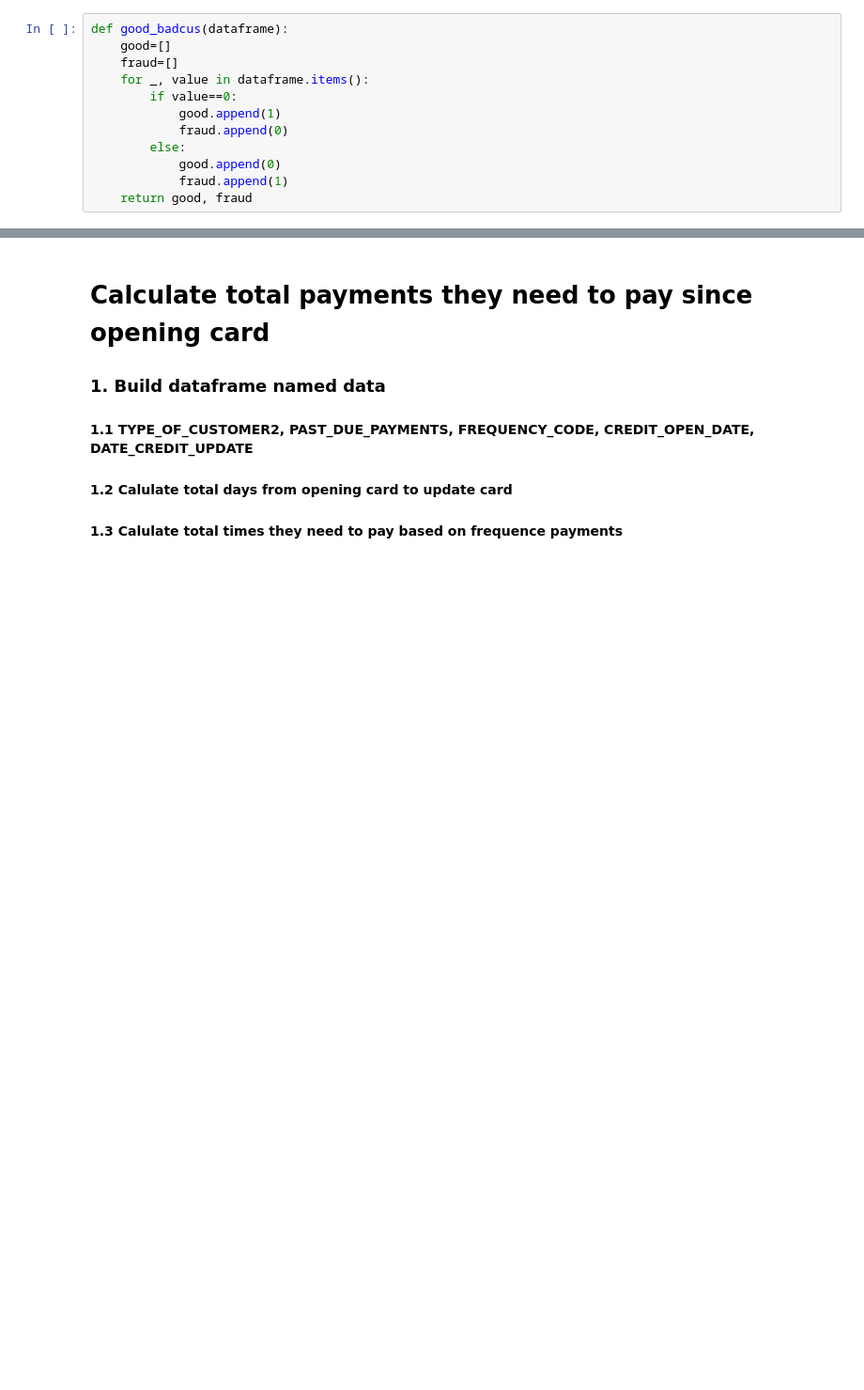
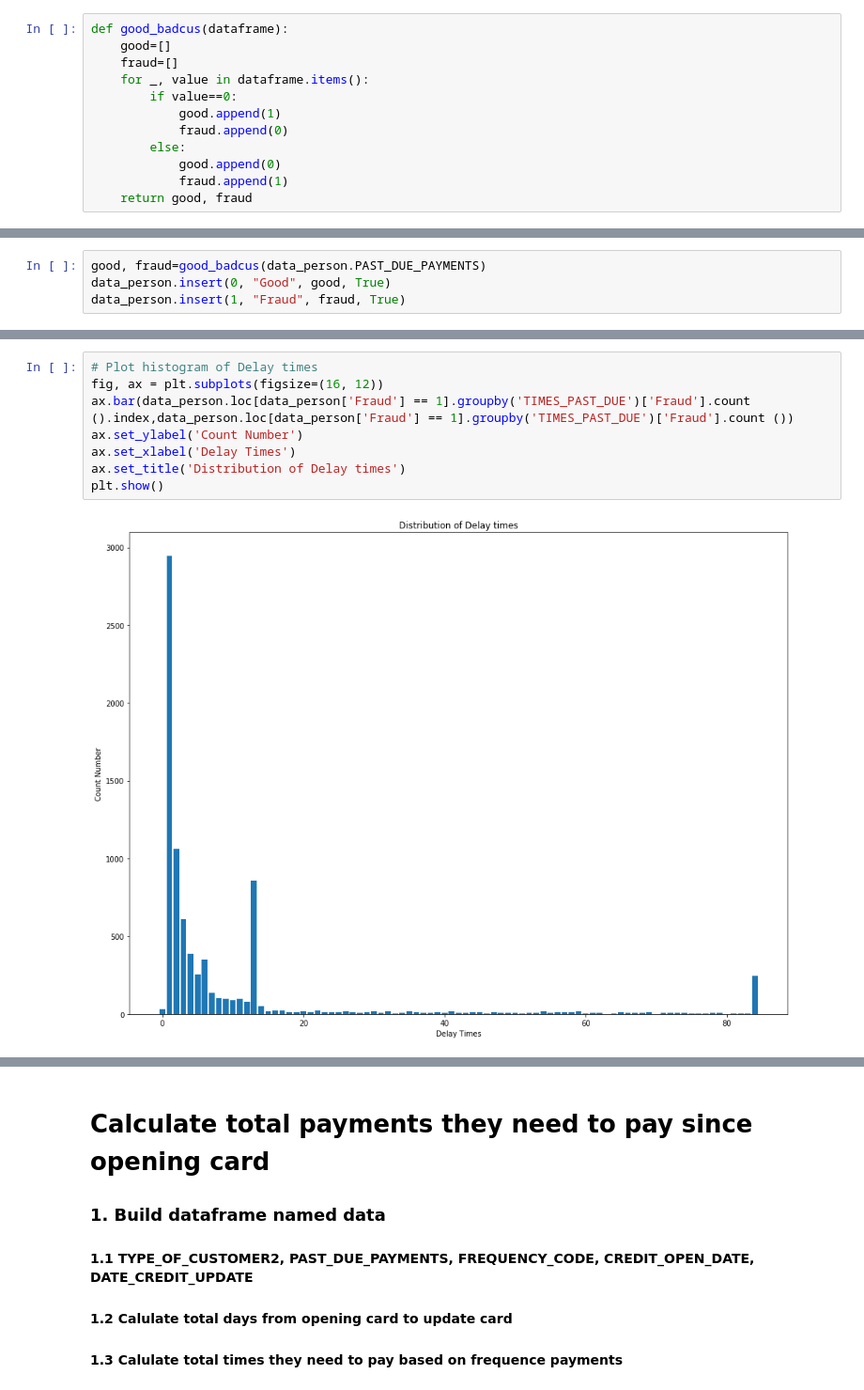
Before and after one commit to danaoke/Bank1, a Jupyter notebook: Data_process.ipynb, the cells around one changed output, grey strips where cells are left out. Shown at 94% size. Saved outputs shown, nothing was run; the diff lists cells and outputs as text; blank space fills up the shorter version.

```diff
--- a/Data_process.ipynb
+++ b/Data_process.ipynb
@@ -314,0 +54,4 @@ integrate_data.to_excel("./DB_INTERGRATE_ENGLISH.xlsx")
+# %%
+good, fraud=good_badcus(data_person.PAST_DUE_PAYMENTS)
+data_person.insert(0, "Good", good, True)
+data_person.insert(1, "Fraud", fraud, True)
@@ -314,0 +93,10 @@ integrate_data.to_excel("./DB_INTERGRATE_ENGLISH.xlsx")
+# %%
+# Plot histogram of Delay times
+fig, ax = plt.subplots(figsize=(16, 12))
+ax.bar(data_person.loc[data_person['Fraud'] == 1].groupby('TIMES_PAST_DUE')['Fraud'].count ().index,data_person.loc[data_person['Fraud'] == 1].groupby('TIMES_PAST_DUE')['Fraud'].count ())
+ax.set_ylabel('Count Number')
+ax.set_xlabel('Delay Times')
+ax.set_title('Distribution of Delay times')
+plt.show()
+# %% [output]
+[figure, added]
```
Also changed, not shown: parts of 94 cells of this notebook.
